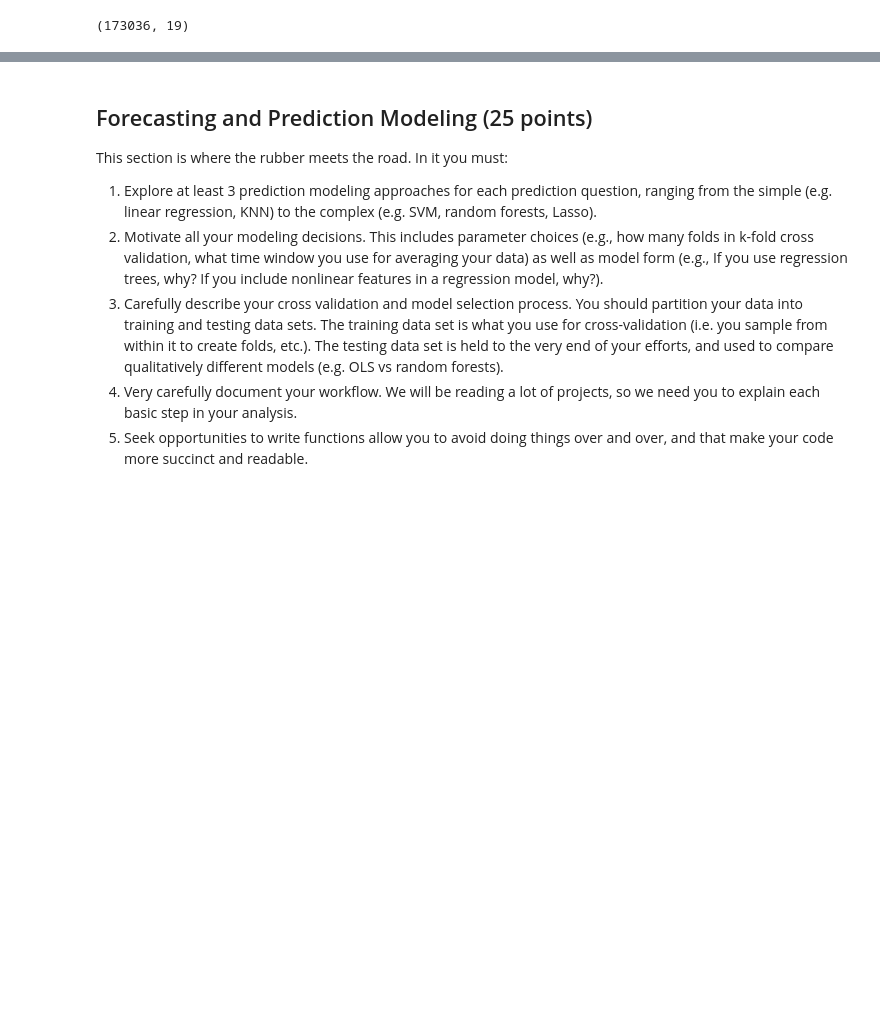
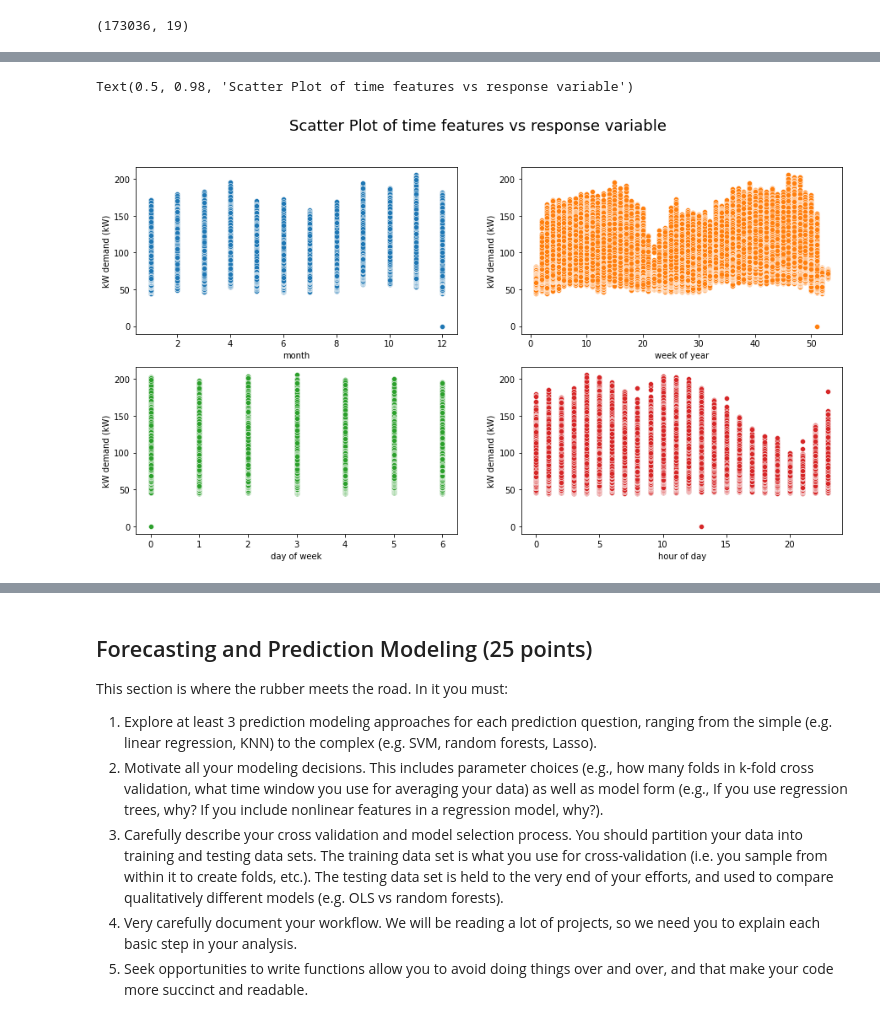
Before and after one commit to rachelngjiemin/131_group2, a Jupyter notebook: grp2_final_proj/FinalProjectTemplate_2022.ipynb, the cells around one changed output, grey strips where cells are left out. Saved outputs shown, nothing was run; the diff lists cells and outputs as text; code cells hidden in the pictures; blank space fills up the shorter version.

```diff
--- a/grp2_final_proj/FinalProjectTemplate_2022.ipynb
+++ b/grp2_final_proj/FinalProjectTemplate_2022.ipynb
@@ -417,0 +491,15 @@ Group 2 subheaders for this section:
+# %%
+# Relationship between response variable and time features
+response = 'kW demand (kW)'
+fig, axs = plt.subplots(nrows=2, ncols=2, figsize=(15, 8))
+time_features = ['month','week of year', 'day of week', 'hour of day']
+colors = sns.color_palette()
+t = 0
+
+for ax in axs.ravel():
+        sns.scatterplot(x=time_features[t], y=response, data=df_combined, ax=ax, color=colors[t])
+        t+=1
+fig.suptitle('Scatter Plot of time features vs response variable', fontsize=18)
+# %% [output]
+Text(0.5, 0.98, 'Scatter Plot of time features vs response variable')
+[figure, added]
```
Also changed, not shown: parts of 24 cells of this notebook.
